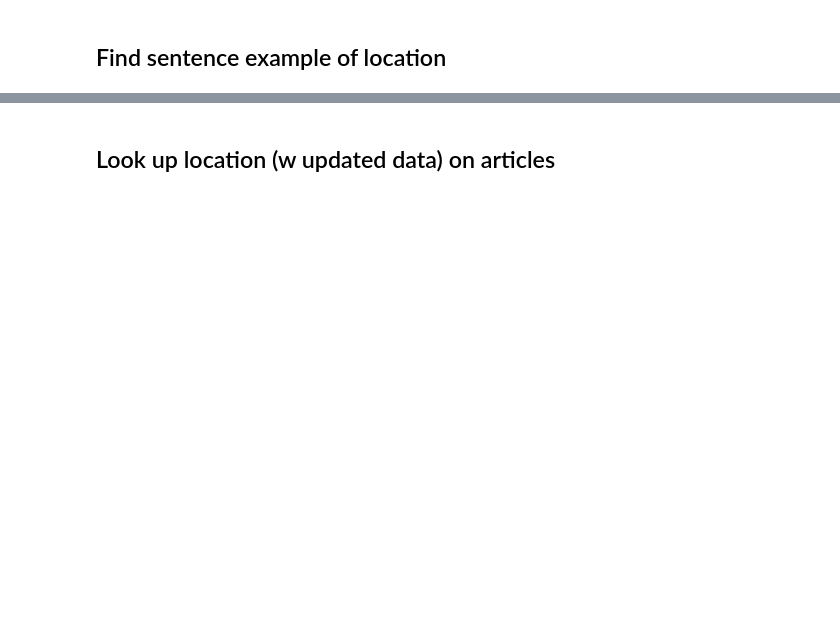
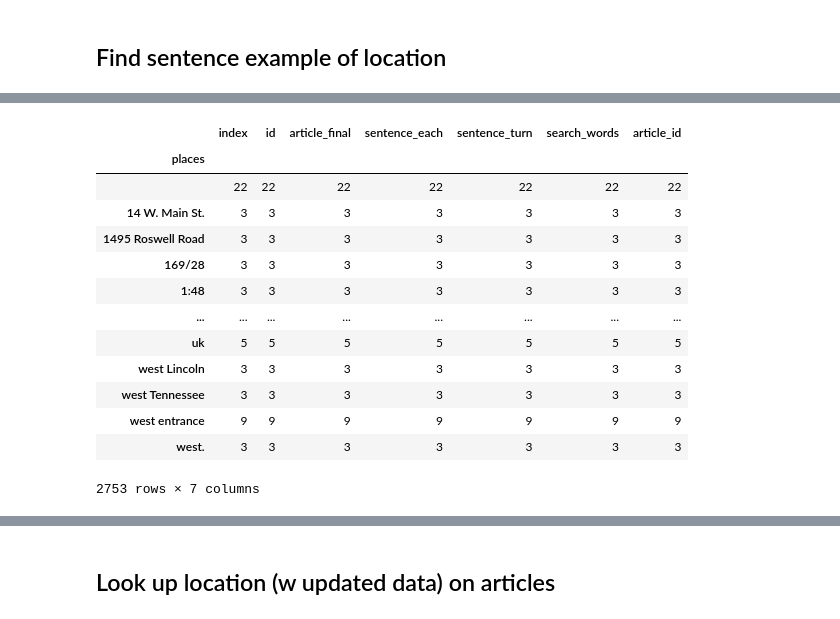
Before and after one commit to ykim71/georgia_analysis, a Jupyter notebook: (2)_Georgia_place_analysis.ipynb, the cells around one changed output, grey strips where cells are left out. Cells and saved outputs as stored; diff of their text form; code cells hidden in the pictures; blank space fills up the shorter version.

```diff
--- a/(2)_Georgia_place_analysis.ipynb
+++ b/(2)_Georgia_place_analysis.ipynb
@@ -488,0 +299,5 @@ merge_all_pivot_merge_rest2.to_excel('/content/drive/MyDrive/Georgia/Locations A
+# %%
+# merging split sentences to the article level
+merge_all_m3_join = pd.concat([merge_uni_m3_group2, by_sentence_df], axis=1)
+
+#CO: Consider printing more of these objects as you go along to double check that they are as expected.
@@ -488,0 +313,19 @@ merge_all_pivot_merge_rest2.to_excel('/content/drive/MyDrive/Georgia/Locations A
+# %%
+merge_temp = merge_all_m3_join_TRUE.groupby('places').count() #
+
+#CO: Why do we have a first row with the number "22" in each col? All the cols appear identical. Is that as expected?
+# %% [output]
+|  | index | id | article_final | sentence_each | sentence_turn | search_words | article_id |
+| places |  |  |  |  |  |  |  |
+|  | 22 | 22 | 22 | 22 | 22 | 22 | 22 |
+| 14 W. Main St. | 3 | 3 | 3 | 3 | 3 | 3 | 3 |
+| 1495 Roswell Road | 3 | 3 | 3 | 3 | 3 | 3 | 3 |
+| 169/28 | 3 | 3 | 3 | 3 | 3 | 3 | 3 |
+| 1:48 | 3 | 3 | 3 | 3 | 3 | 3 | 3 |
+| ... | ... | ... | ... | ... | ... | ... | ... |
+| uk | 5 | 5 | 5 | 5 | 5 | 5 | 5 |
+| west Lincoln | 3 | 3 | 3 | 3 | 3 | 3 | 3 |
+| west Tennessee | 3 | 3 | 3 | 3 | 3 | 3 | 3 |
+| west entrance | 9 | 9 | 9 | 9 | 9 | 9 | 9 |
+| west. | 3 | 3 | 3 | 3 | 3 | 3 | 3 |
+2753 rows × 7 columns
```
Also changed, not shown: parts of 234 cells of this notebook.
